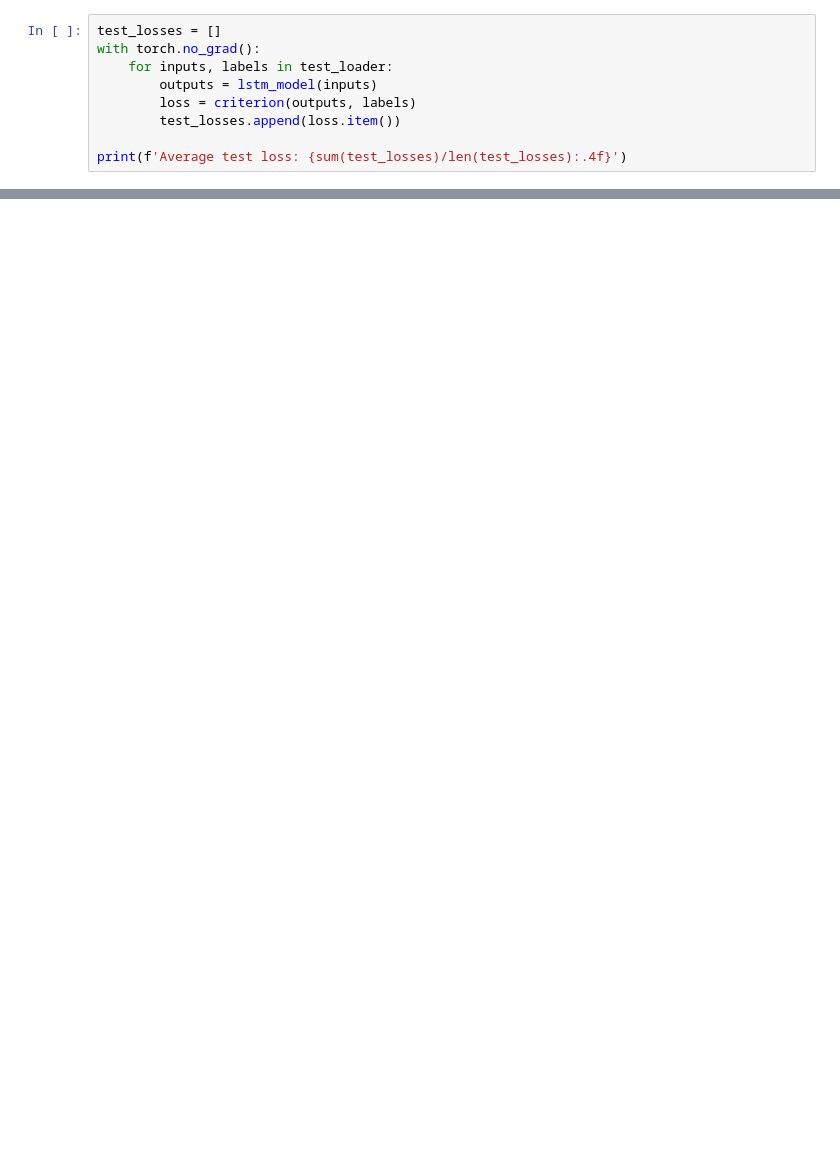
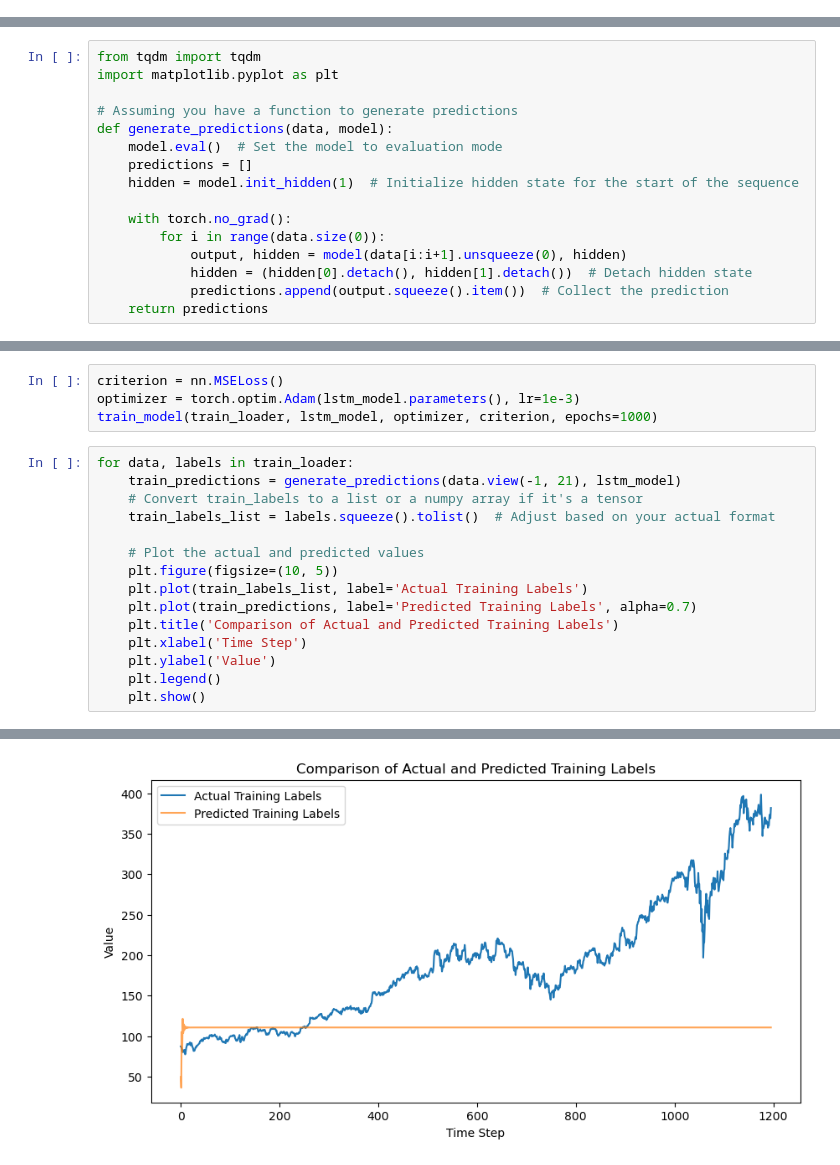
Before and after one commit to jiarui0000/COMS6998, a Jupyter notebook: sentiment_analysis/lstm_estimation.ipynb, the cells around one changed output, grey strips where cells are left out. Drawn from its saved outputs; the diff is of its cells as text; blank space fills up the shorter version.

Commit message:
updated lstm

```diff
--- a/sentiment_analysis/lstm_estimation.ipynb
+++ b/sentiment_analysis/lstm_estimation.ipynb
@@ -136,9 +37,0 @@ with torch.no_grad():  # No need to track the gradients
-# %%
-test_losses = []
-with torch.no_grad():
-    for inputs, labels in test_loader:
-        outputs = lstm_model(inputs)
-        loss = criterion(outputs, labels)
-        test_losses.append(loss.item())
-
-print(f'Average test loss: {sum(test_losses)/len(test_losses):.4f}')
@@ -204,0 +74,16 @@ plt.show()
+# %%
+from tqdm import tqdm
+import matplotlib.pyplot as plt
+
+# Assuming you have a function to generate predictions
+def generate_predictions(data, model):
+    model.eval()  # Set the model to evaluation mode
+    predictions = []
+    hidden = model.init_hidden(1)  # Initialize hidden state for the start of the sequence
+
+    with torch.no_grad():
+        for i in range(data.size(0)):
+            output, hidden = model(data[i:i+1].unsqueeze(0), hidden)
+            hidden = (hidden[0].detach(), hidden[1].detach())  # Detach hidden state
+            predictions.append(output.squeeze().item())  # Collect the prediction
+    return predictions
@@ -204,0 +120,20 @@ plt.show()
+# %%
+criterion = nn.MSELoss()
+optimizer = torch.optim.Adam(lstm_model.parameters(), lr=1e-3)
+train_model(train_loader, lstm_model, optimizer, criterion, epochs=1000)
+# %%
+for data, labels in train_loader:
+    train_predictions = generate_predictions(data.view(-1, 21), lstm_model)
+    # Convert train_labels to a list or a numpy array if it's a tensor
+    train_labels_list = labels.squeeze().tolist()  # Adjust based on your actual format
+
+    # Plot the actual and predicted values
+    plt.figure(figsize=(10, 5))
+    plt.plot(train_labels_list, label='Actual Training Labels')
+    plt.plot(train_predictions, label='Predicted Training Labels', alpha=0.7)
+    plt.title('Comparison of Actual and Predicted Training Labels')
+    plt.xlabel('Time Step')
+    plt.ylabel('Value')
+    plt.legend()
+    plt.show()
+# %% [output]
@@ -204,0 +157 @@ plt.show()
+[figure, added]
```
Also changed, not shown: parts of 12 cells of this notebook, 5 other files.
